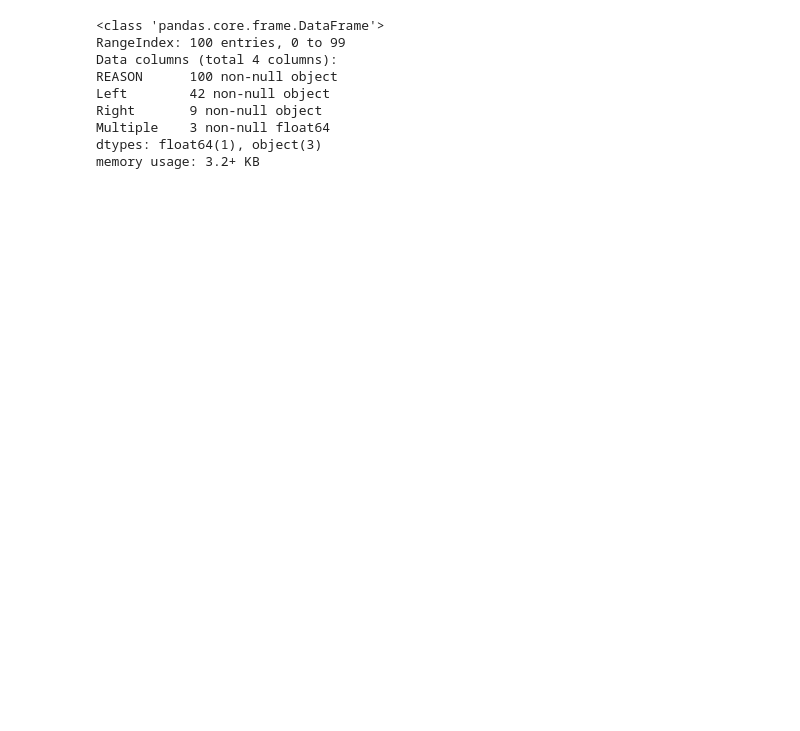
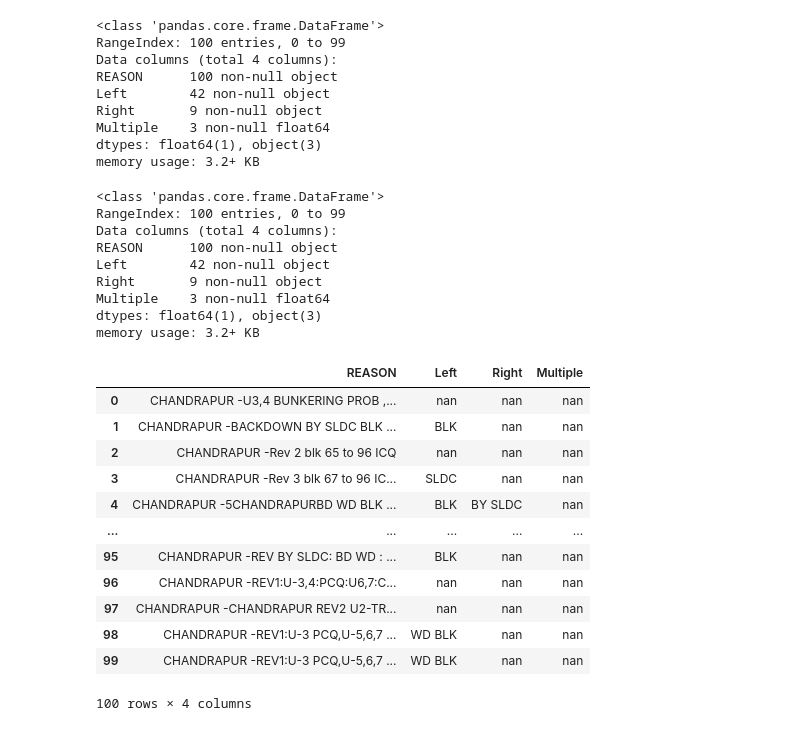
Before and after one commit to dharmendra-chouhan/Pandas_exercises_colab, a Jupyter notebook: revision2014.ipynb, the cells around one changed output. Cells and saved outputs as stored; diff of their text form; code cells hidden in the pictures; blank space fills up the shorter version.

```diff
--- a/revision2014.ipynb
+++ b/revision2014.ipynb
@@ -74,0 +77,28 @@ def fu_return_from_to_block(p_text,p_left,p_right):
+# %%
+df1.info()
+df1=df1.astype(str)
+df1.Left.fillna('', inplace=True)
+df1
+# %% [output]
+<class 'pandas.core.frame.DataFrame'>
+RangeIndex: 100 entries, 0 to 99
+Data columns (total 4 columns):
+REASON      100 non-null object
+Left        42 non-null object
+Right       9 non-null object
+Multiple    3 non-null float64
+dtypes: float64(1), object(3)
+memory usage: 3.2+ KB
+|  | REASON | Left | Right | Multiple |
+| 0 | CHANDRAPUR -U3,4 BUNKERING PROB ,... | nan | nan | nan |
+| 1 | CHANDRAPUR -BACKDOWN BY SLDC BLK ... | BLK | nan | nan |
+| 2 | CHANDRAPUR -Rev 2 blk 65 to 96 ICQ | nan | nan | nan |
+| 3 | CHANDRAPUR -Rev 3 blk 67 to 96 IC... | SLDC | nan | nan |
+| 4 | CHANDRAPUR -5CHANDRAPURBD WD BLK ... | BLK | BY SLDC | nan |
+| ... | ... | ... | ... | ... |
+| 95 | CHANDRAPUR -REV BY SLDC: BD WD : ... | BLK | nan | nan |
+| 96 | CHANDRAPUR -REV1:U-3,4:PCQ:U6,7:C... | nan | nan | nan |
+| 97 | CHANDRAPUR -CHANDRAPUR REV2 U2-TR... | nan | nan | nan |
+| 98 | CHANDRAPUR -REV1:U-3 PCQ,U-5,6,7 ... | WD BLK | nan | nan |
+| 99 | CHANDRAPUR -REV1:U-3 PCQ,U-5,6,7 ... | WD BLK | nan | nan |
+100 rows × 4 columns
```
Also changed, not shown: parts of 13 cells of this notebook.
